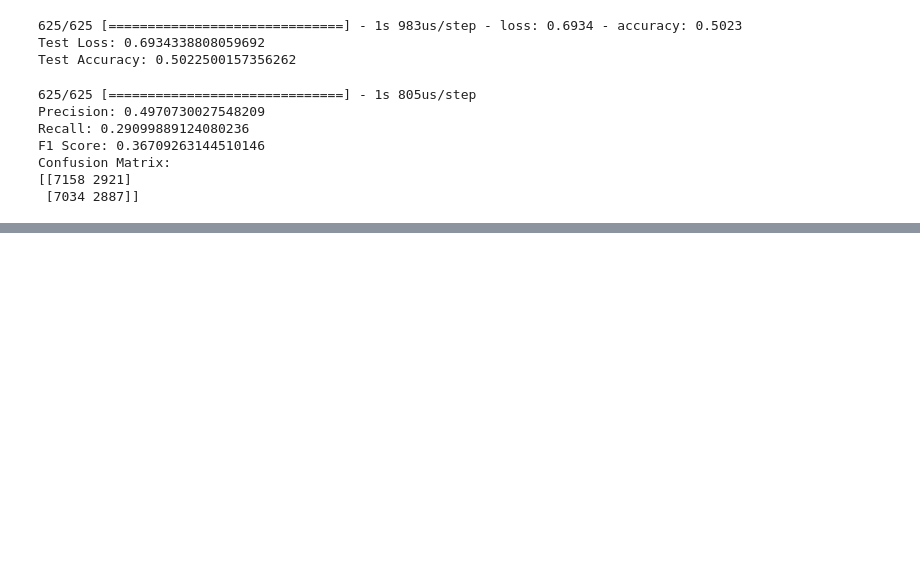
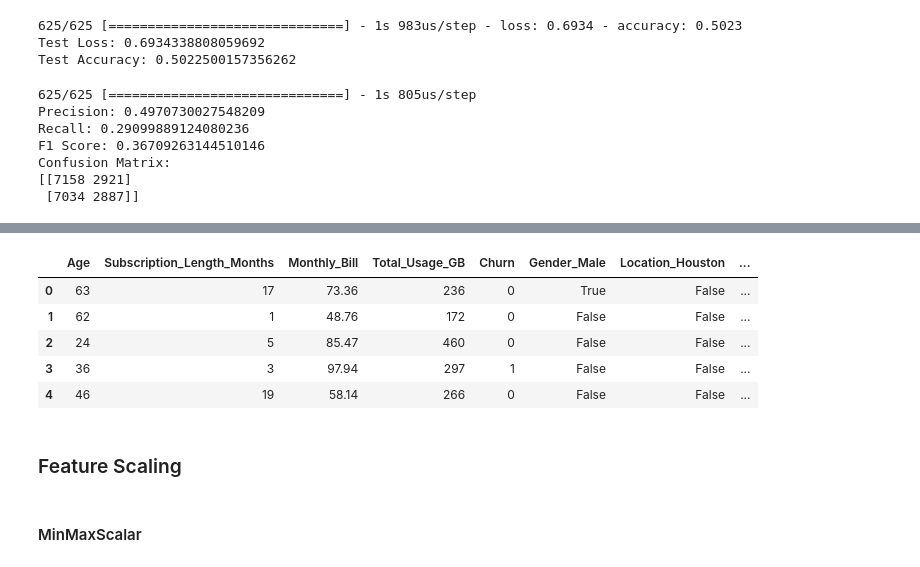
Before and after one commit to AmarjeetMohanty/SunBaseData, a Jupyter notebook: model.ipynb, the cells around one changed output, grey strips where cells are left out. Drawn from its saved outputs; the diff is of its cells as text; code cells hidden in the pictures; blank space fills up the shorter version.

```diff
--- a/model.ipynb
+++ b/model.ipynb
@@ -465,0 +622,3 @@ Confusion Matrix:
+# %%
+df = pd.read_csv("customer_churn_large_dataset.csv")
+df.head()
@@ -465,0 +670,3 @@ Confusion Matrix:
+# %%
+df_copy = df.drop(['CustomerID', 'Name'], axis=1)
+df_copy.head()
@@ -465,0 +691,14 @@ Confusion Matrix:
+# %%
+# Encode categorical variables (One-Hot Encoding)
+encoder = OneHotEncoder(sparse=False, drop='first')
+categorical_cols = ['Gender', 'Location']
+df_encoded = pd.get_dummies(df_copy, columns=categorical_cols, drop_first=True)
+# %%
+df_encoded.head()
+# %% [output]
+|  | Age | Subscription_Length_Months | Monthly_Bill | Total_Usage_GB | Churn | Gender_Male | Location_Houston | ... |
+| 0 | 63 | 17 | 73.36 | 236 | 0 | True | False | ... |
+| 1 | 62 | 1 | 48.76 | 172 | 0 | False | False | ... |
+| 2 | 24 | 5 | 85.47 | 460 | 0 | False | False | ... |
+| 3 | 36 | 3 | 97.94 | 297 | 1 | False | False | ... |
+| 4 | 46 | 19 | 58.14 | 266 | 0 | False | False | ... |
@@ -465,0 +708,4 @@ Confusion Matrix:
+# %% [markdown]
+### Feature Scaling
+# %% [markdown]
+#### MinMaxScalar
```
Also changed, not shown: parts of 23 cells of this notebook.
